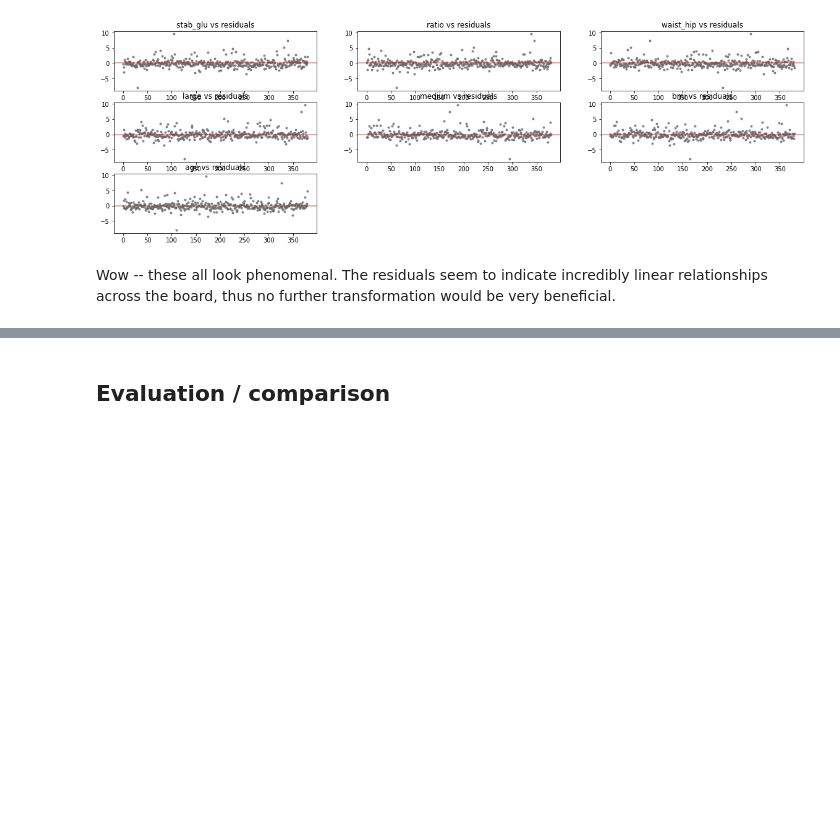
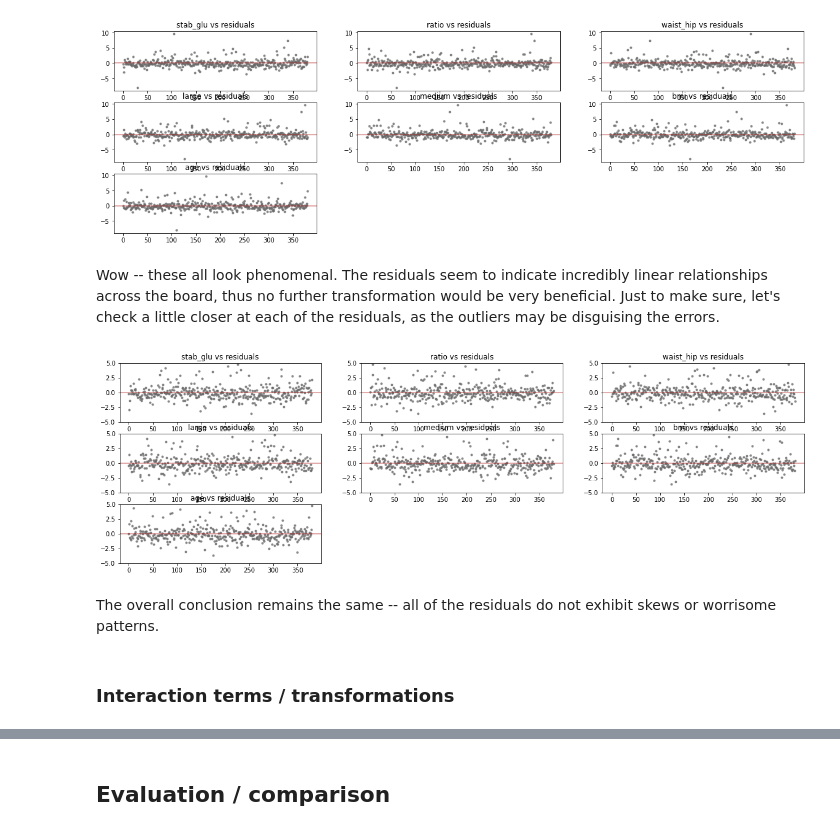
Before and after one commit to gagebenne/diabetes-data-analysis, a Jupyter notebook: model.ipynb, the cells around one changed output, grey strips where cells are left out. Cells and saved outputs as stored; diff of their text form; code cells hidden in the pictures; blank space fills up the shorter version.

```diff
--- a/model.ipynb
+++ b/model.ipynb
@@ -231,4 +237,27 @@ plt.close()
 # %% [output]
 [figure]
 # %% [markdown]
-Wow -- these all look phenomenal. The residuals seem to indicate incredibly linear relationships across the board, thus no further transformation would be very beneficial.
+Wow -- these all look phenomenal. The residuals seem to indicate incredibly linear relationships across the board, thus no further transformation would be very beneficial. Just to make sure, let's check a little closer at each of the residuals, as the outliers may be disguising the errors.
+# %%
+figure = plt.figure(figsize=(20,6))
+variables = subset
+plots = len(variables)
+rows = (plots // 3) + 1
+
+for i, variable in enumerate(variables):
+    axes = figure.add_subplot(rows, 3, i + 1)
+    keyed_values = sorted( zip(data[variable].values, result4["residuals"]), key=lambda x: x[0])
+    residuals = [x[1][0] for x in keyed_values]
+    axes.plot(list(range(0, result4["n"])), residuals, ".", color="dimgray", alpha=0.75)
+    axes.axhline(y=0.0, xmin=0, xmax=result4["n"], c="firebrick", alpha=0.5)
+    axes.set_title(variable + " vs residuals")
+    axes.set_ylim((-5,5))
+
+plt.show()
+plt.close()
+# %% [output]
+[figure, added]
+# %% [markdown]
+The overall conclusion remains the same -- all of the residuals do not exhibit skews or worrisome patterns.
+# %% [markdown]
+### Interaction terms / transformations
```
Also changed, not shown: parts of 64 cells of this notebook.
